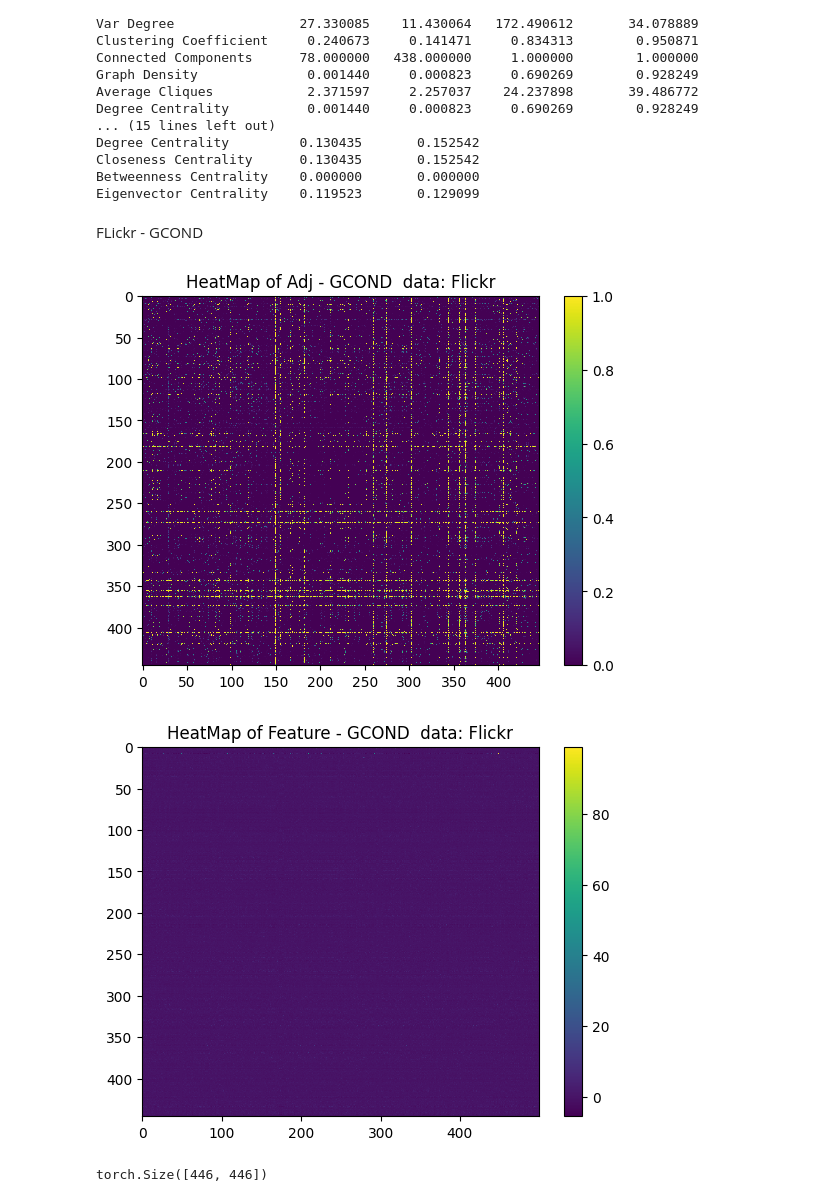
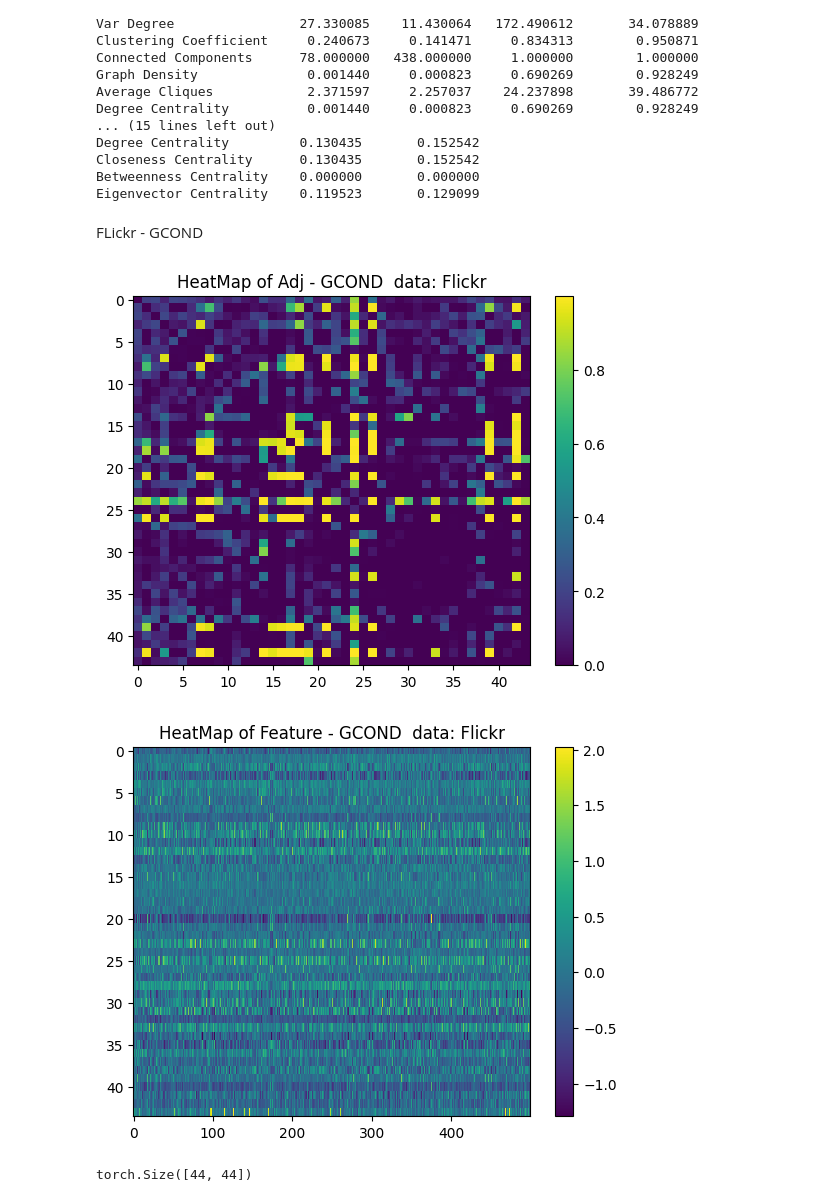
Before and after one commit to Jaykakkad82/data, a Jupyter notebook: exp3/new_exp3_partB.ipynb, the cells around one changed output. Saved outputs shown, nothing was run; the diff lists cells and outputs as text; code cells hidden in the pictures.

```diff
--- a/exp3/new_exp3_partB.ipynb
+++ b/exp3/new_exp3_partB.ipynb
@@ -78,20 +78,32 @@ def adj_feat_matrix_train(dataset):
 
 
     # Sorting nodes by class
-    _, sorted_indices = torch.sort(data.y[train_mask_indices].view(-1))
-    adjacency_matrix = adjacency_matrix[sorted_indices][:, sorted_indices]
-    feature_matrix = feature_matrix[sorted_indices]
+#     _, sorted_indices = torch.sort(data.y[train_mask_indices].view(-1))
+#     adjacency_matrix = adjacency_matrix[sorted_indices][:, sorted_indices]
+#     feature_matrix = feature_matrix[sorted_indices]
+
+    # Sorting nodes by class and then by index
+    _, sorted_indices = torch.sort(data.y[train_mask_indices])
+    sorted_indices_by_class = torch.argsort(data.y[train_mask_indices])
+    print(data.y[sorted_indices_by_class])
+
+    # Arrange nodes in adjacency matrix and feature matrix based on sorting
+    adjacency_matrix = adjacency_matrix[sorted_indices_by_class][:, sorted_indices_by_class]
+    feature_matrix = feature_matrix[sorted_indices_by_class]
+
+
 
     # Convert PyTorch tensors to numpy arrays for visualization
     adjacency_matrix_np = adjacency_matrix.cpu().numpy()
     feature_matrix_np = feature_matrix.cpu().numpy()
+    print(adjacency_matrix_np)
 
     return adjacency_matrix_np, feature_matrix_np
 
 def visualize_mat(path,heading):
     Adj = torch.load(path)
     # Plotting the heatmap
-    plt.imshow(Adj.cpu().numpy(), cmap='viridis', interpolation='nearest', aspect='auto')
+    plt.imshow(Adj.detach().cpu().numpy(), cmap='viridis', interpolation='nearest', aspect='auto')
     plt.colorbar()  # Add a colorbar to show the scale
     plt.title(heading)
     plt.show()
@@ -107,7 +119,7 @@ def plot_cosine(feat, num_nodes, title = 'Cosine Similarity Heatmap' ):
     cosine_similarity_matrix = cosine_similarity_matrix.view(num_nodes, num_nodes)
 
     # Plotting the heatmap of cosine similarity
-    plt.imshow(cosine_similarity_matrix.cpu().numpy(), cmap='viridis', interpolation='nearest', aspect='auto')
+    plt.imshow(cosine_similarity_matrix.detach().cpu().numpy(), cmap='viridis', interpolation='nearest', aspect='auto')
     plt.colorbar()  # Add a colorbar to show the scale
     plt.title(title)
     plt.show()
@@ -515,16 +537,16 @@ Degree Centrality         0.130435       0.152542
 Closeness Centrality      0.130435       0.152542
 Betweenness Centrality    0.000000       0.000000
 Eigenvector Centrality    0.119523       0.129099
-# %% [markdown]
-FLickr - GCOND
+# %% [markdown]
+FLickr - GCOND
 # %%
 # /home/evl/jkakka4/data/exp3/
-adj_path="distil_data/gcond/adj_flickr_0.01_15.pt"
-feat_path ="distil_data/gcond/feat_flickr_0.01_15.pt"
+adj_path="distil_data/gcond/adj_flickr_0.001_1.pt"
+feat_path ="distil_data/gcond/feat_flickr_0.001_1.pt"
 method = "GCOND"
 dataname = "Flickr"
 visualize_distil_data(adj_path,feat_path,method,dataname)
 # %% [output]
-[figure, old version]
+[figure, new version]
-[figure, old version]
+[figure, new version]
-torch.Size([446, 446])
+torch.Size([44, 44])
```
Also changed, not shown: parts of 17 cells of this notebook, 1 other file.
